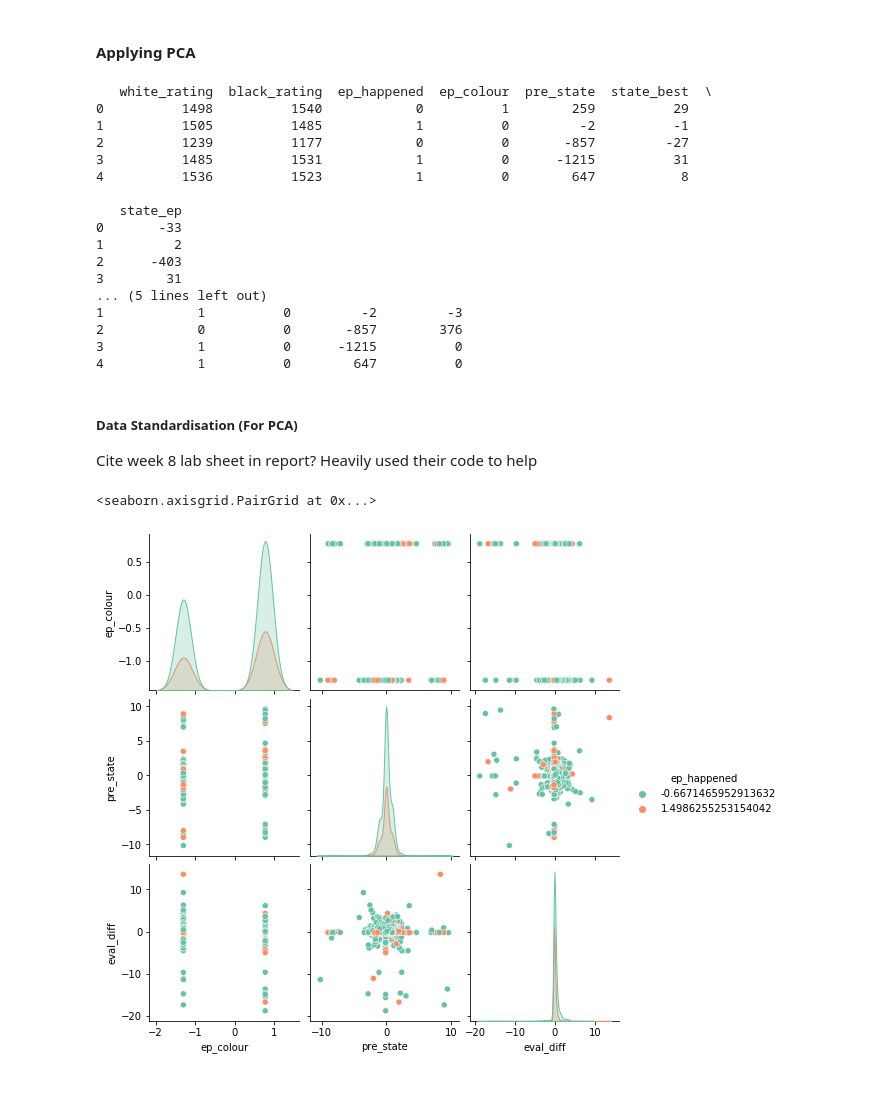
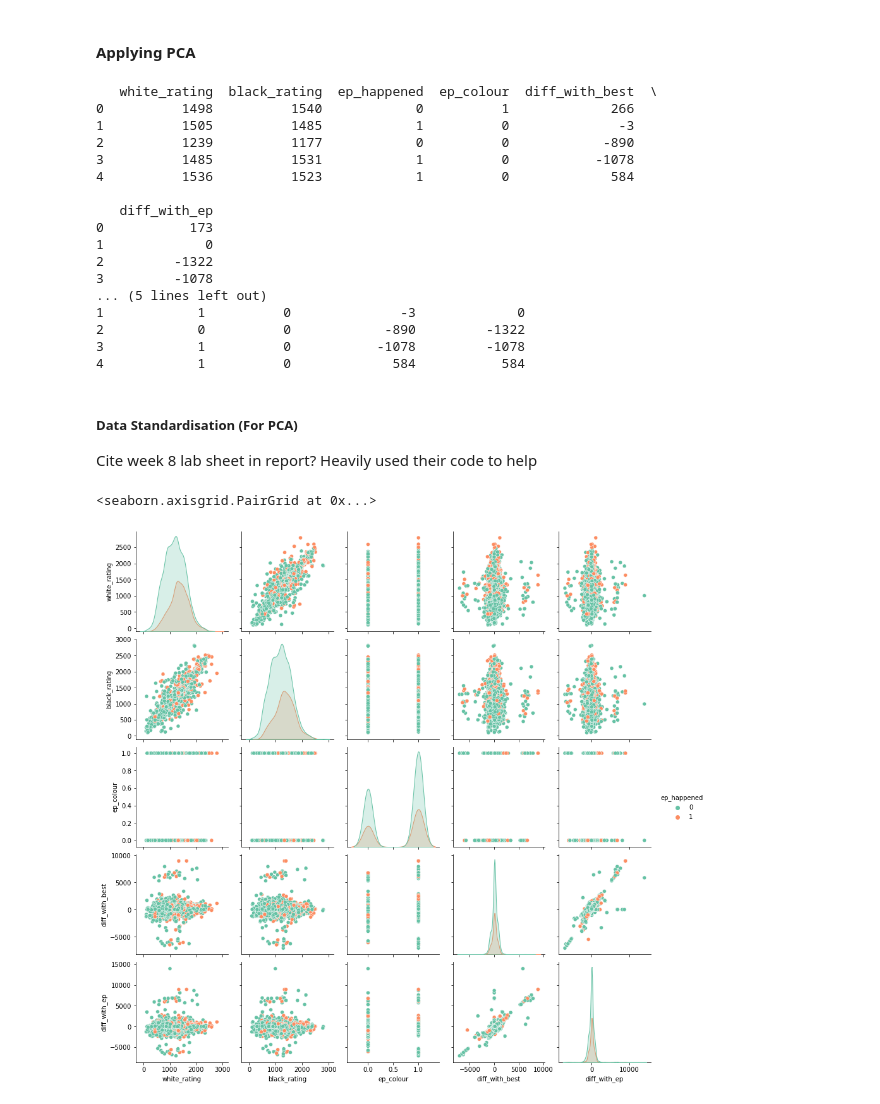
Before and after one commit to leon0241/fds-assignment-3, a Jupyter notebook: assignment-3-Q2.ipynb, the cells around one changed output. Saved outputs shown, nothing was run; the diff lists cells and outputs as text; code cells hidden in the pictures.

```diff
--- a/assignment-3-Q2.ipynb
+++ b/assignment-3-Q2.ipynb
@@ -189,6 +189,10 @@ def check_pgn(df_row):
     precheck = False
     moved = False
     move_colour = ""
+
+    time1 = ""
+    time2 = ""
+    time3 = ""
 
     # comparison sets when checking move piece
     ep_set = set(["ax","bx","cx","dx","ex","fx","gx", "hx"])
@@ -231,8 +235,9 @@ def check_pgn(df_row):
     df_row["ep_colour"] = move_colour
     return df_row
 
+# chess_filter = chess_data[chess_data["time_class"] != "daily"].sample(100).copy(deep=True)
 chess_filter = chess_data.copy(deep=True)
-
+chess_filter = chess_filter
 pandarallel.initialize()
 
 start = time.time()
@@ -518,30 +523,45 @@ chess_filter['time_class'] = chess_filter['time_class'].replace({'daily':3, 'rap
 chess_data_with_elo = chess_filter.drop(['fen', 'pgn', 'move_list', 'time_class', 'rated'], axis=1)
 chess_data_without_elo = chess_data_with_elo.drop(['white_rating', 'black_rating'], axis=1)
 
-chess_data_without_elo["eval_diff"] = chess_data_without_elo["state_best"] - chess_data_without_elo["state_ep"]
-chess_data_without_elo = chess_data_without_elo.drop(['state_best', 'state_ep'], axis=1)
+# chess_data_without_elo["eval_diff"] = chess_data_without_elo["state_best"] - chess_data_without_elo["state_ep"]
+# chess_data_without_elo = chess_data_without_elo.drop(['state_best', 'state_ep'], axis=1)
+
+# chess_data_with_elo["eval_diff"] = chess_data_with_elo["state_best"] - chess_data_with_elo["state_ep"]
+# chess_data_with_elo = chess_data_with_elo.drop(['state_best', 'state_ep'], axis=1)
+
+
+chess_data_without_elo["diff_with_best"] = chess_data_without_elo["state_best"] + chess_data_without_elo["pre_state"]
+chess_data_without_elo["diff_with_ep"] = chess_data_without_elo["state_ep"] + chess_data_without_elo["pre_state"]
+chess_data_with_elo["diff_with_best"] = chess_data_with_elo["state_best"] + chess_data_with_elo["pre_state"]
+chess_data_with_elo["diff_with_ep"] = chess_data_with_elo["state_ep"] + chess_data_with_elo["pre_state"]
+
+chess_data_without_elo = chess_data_without_elo.drop(['state_best', 'state_ep', 'pre_state'], axis=1)
+chess_data_with_elo = chess_data_with_elo.drop(['state_best', 'state_ep', 'pre_state'], axis=1)
+
+
+
 
 print(chess_data_with_elo.head())
 print('\n')
 print(chess_data_without_elo.head())
 # %% [output]
-   white_rating  black_rating  ep_happened  ep_colour  pre_state  state_best  \
-0          1498          1540            0          1        259          29
-1          1505          1485            1          0         -2          -1
-2          1239          1177            0          0       -857         -27
-3          1485          1531            1          0      -1215          31
-4          1536          1523            1          0        647           8
+   white_rating  black_rating  ep_happened  ep_colour  diff_with_best  \
+0          1498          1540            0          1             266
+1          1505          1485            1          0              -3
+2          1239          1177            0          0            -890
+3          1485          1531            1          0           -1078
+4          1536          1523            1          0             584
 
-   state_ep
-0       -33
-1         2
-2      -403
-3        31
+   diff_with_ep
+0           173
+1             0
+2         -1322
+3         -1078
 ... (5 lines left out)
-1            1          0         -2         -3
-2            0          0       -857        376
-3            1          0      -1215          0
-4            1          0        647          0
+1            1          0              -3             0
+2            0          0            -890         -1322
+3            1          0           -1078         -1078
+4            1          0             584           584
 # %% [markdown]
 ##### Data Standardisation (For PCA)
 
@@ -563,34 +583,33 @@ for col in chess_data_without_elo.columns:
 # # Create matrix storing covariances of the chess dataframe features
 # covariances = np.cov(chess_data_without_elo.values.T)
 
 # # Record eigenvalues and eigenvectors
 # eigenvalues, eigenvectors = np.linalg.eig(covariances)
 # eigenvalues, eigenvalues = sort_eigenvalues(eigenvalues, eigenvectors)
 
 # result = chess_data_without_elo.dot(eigenvectors[:,:2])
 
 # sns.scatterplot(x= result[0], y = result[1], hue=diagnosis)
 # plt.xlabel('PC1')
 # plt.ylabel('PC2')
 
 def standardize(df):
     standardized = pd.DataFrame()
     for col in df.columns: # We can apply mathematical operation to entire columns at once, as they are built on top of numpy arrays
         standardized[col] = (df[col]-df[col].mean())/df[col].std() #For each column move the data s.t. it is centered around 0 and has variance=1
     return standardized
 
-ep_happened_result = chess_data_without_elo["ep_happened"]
 
-sns.pairplot(hue='ep_happened', data=chess_data_without_elo, palette="Set2")
+sns.pairplot(hue='ep_happened', data=chess_data_with_elo, palette="Set2")
 
 # # Lila Can we instead use this? :
 # standardise = stan
 # pca = PCA(n_components=5).fit(chess_data_without_elo.values)
 # pca_result = pca.transform(chess_data_without_elo.values)
 # sns.scatterplot(x=pca_result[:, 0], y=pca_result[:, 1], hue=)
 # plt.xlabel('PC1')
 # plt.ylabel('PC2')
 # %% [output]
 <seaborn.axisgrid.PairGrid at 0x...>
-[figure, old version]
+[figure, new version]
 # %%
```
Also changed, not shown: parts of 3 cells of this notebook.
